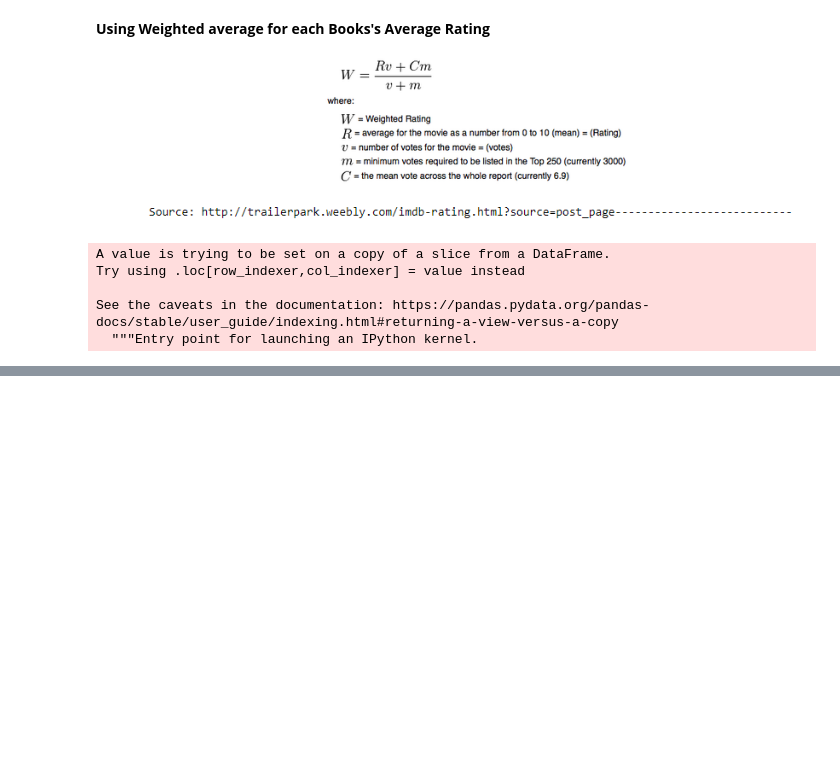
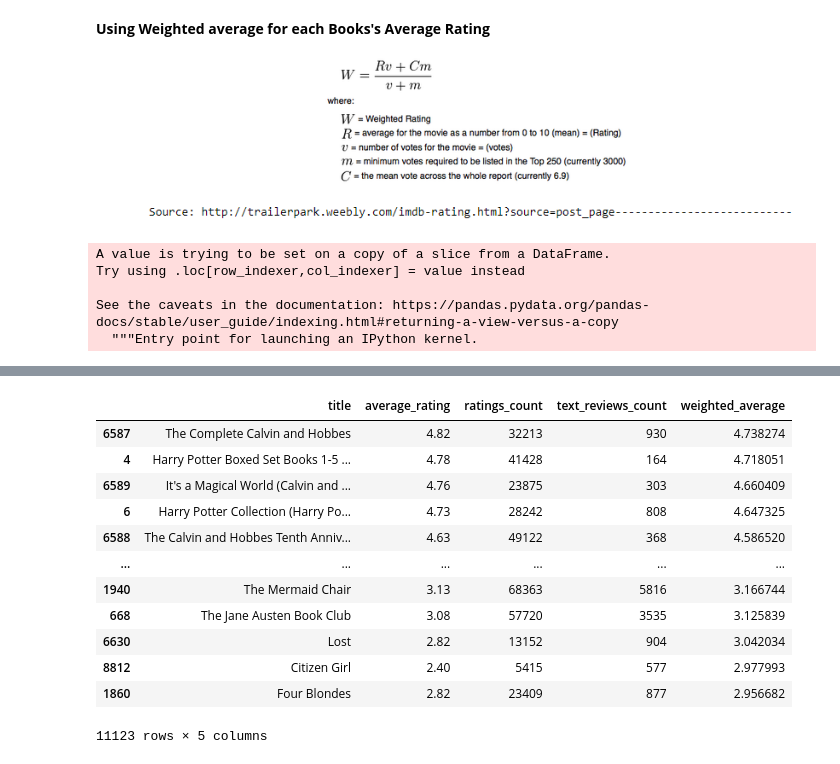
Before and after one commit to hargurjeet/Recommedation-Systems, a Jupyter notebook: Books_Recommendations.ipynb, the cells around one changed output, grey strips where cells are left out. Drawn from its saved outputs; the diff is of its cells as text; code cells hidden in the pictures; blank space fills up the shorter version.

```diff
--- a/Books_Recommendations.ipynb
+++ b/Books_Recommendations.ipynb
@@ -94,0 +104,18 @@ See the caveats in the documentation: https://pandas.pydata.org/pandas-docs/stab
+# %%
+
+books_sorted_ranking=df_relevant_data.sort_values('weighted_average',ascending=False)
+books_sorted_ranking
+# %% [output]
+|  | title | average_rating | ratings_count | text_reviews_count | weighted_average |
+| 6587 | The Complete Calvin and Hobbes | 4.82 | 32213 | 930 | 4.738274 |
+| 4 | Harry Potter Boxed Set Books 1-5 ... | 4.78 | 41428 | 164 | 4.718051 |
+| 6589 | It's a Magical World (Calvin and ... | 4.76 | 23875 | 303 | 4.660409 |
+| 6 | Harry Potter Collection (Harry Po... | 4.73 | 28242 | 808 | 4.647325 |
+| 6588 | The Calvin and Hobbes Tenth Anniv... | 4.63 | 49122 | 368 | 4.586520 |
+| ... | ... | ... | ... | ... | ... |
+| 1940 | The Mermaid Chair | 3.13 | 68363 | 5816 | 3.166744 |
+| 668 | The Jane Austen Book Club | 3.08 | 57720 | 3535 | 3.125839 |
+| 6630 | Lost | 2.82 | 13152 | 904 | 3.042034 |
+| 8812 | Citizen Girl | 2.40 | 5415 | 577 | 2.977993 |
+| 1860 | Four Blondes | 2.82 | 23409 | 877 | 2.956682 |
+11123 rows × 5 columns
```
Also changed, not shown: parts of 1 cell of this notebook.
